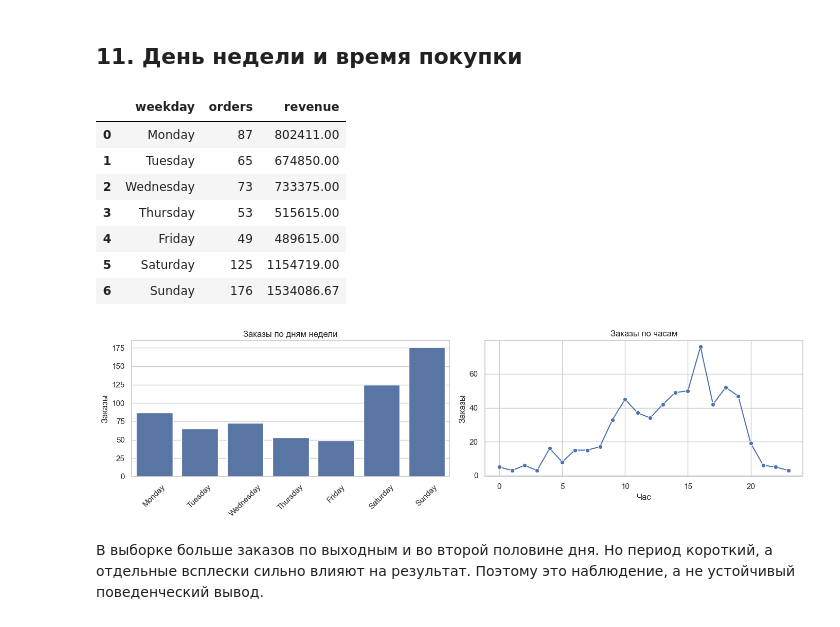
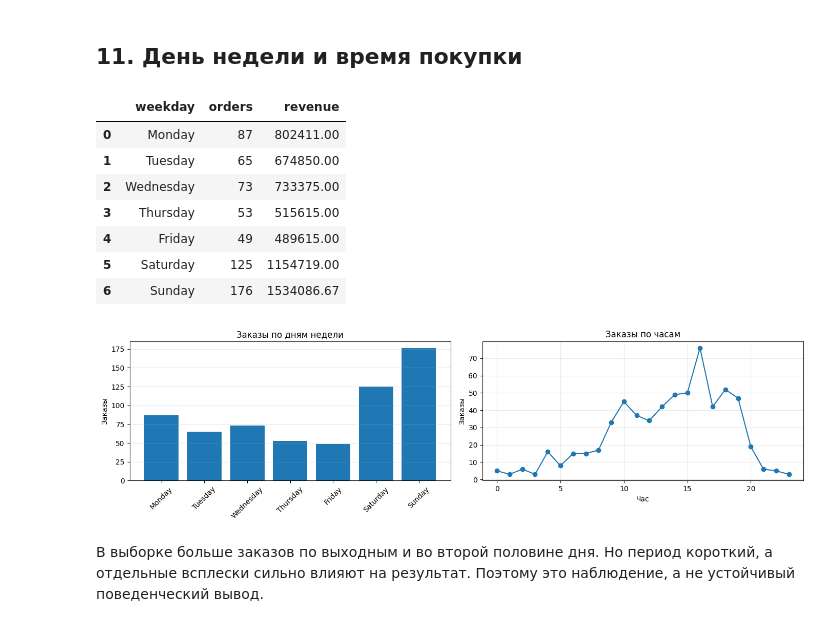
Before and after one commit to perchii/hackathon-postupashki, a Jupyter notebook: notebooks/purchases_eda.ipynb, the cells around one changed output. Cells and saved outputs as stored; diff of their text form; code cells hidden in the pictures.

```diff
--- a/notebooks/purchases_eda.ipynb
+++ b/notebooks/purchases_eda.ipynb
@@ -15,9 +15,7 @@ from pathlib import Path
 import matplotlib.pyplot as plt
 import numpy as np
 import pandas as pd
-import seaborn as sns
 
-sns.set_theme(style="whitegrid")
 pd.set_option("display.max_columns", 30)
 
 # Путь относительно папки notebooks/
@@ -376,38 +398,70 @@ daily[daily['is_anomaly']]
 # %% [markdown]
 ## 11. День недели и время покупки
 # %%
-weekday_order = ['Monday', 'Tuesday', 'Wednesday', 'Thursday', 'Friday', 'Saturday', 'Sunday']
+weekday_order = [
+    "Monday", "Tuesday", "Wednesday",
+    "Thursday", "Friday", "Saturday", "Sunday"
+]
+
 weekday = (
-    orders.assign(weekday=orders['timestamp'].dt.day_name())
-          .groupby('weekday', as_index=False)
-          .agg(orders=('student_id', 'size'), revenue=('order_revenue', 'sum'))
-          .set_index('weekday').reindex(weekday_order).reset_index()
+    orders.assign(weekday=orders["timestamp"].dt.day_name())
+          .groupby("weekday", as_index=False)
+          .agg(
+              orders=("student_id", "size"),
+              revenue=("order_revenue", "sum")
+          )
+          .set_index("weekday")
+          .reindex(weekday_order)
+          .reset_index()
 )
+
 display(weekday)
 
 hourly = (
-    orders.assign(hour=orders['timestamp'].dt.hour)
-          .groupby('hour', as_index=False)
-          .agg(orders=('student_id', 'size'), revenue=('order_revenue', 'sum'))
+    orders.assign(hour=orders["timestamp"].dt.hour)
+          .groupby("hour", as_index=False)
+          .agg(
+              orders=("student_id", "size"),
+              revenue=("order_revenue", "sum")
+          )
 )
+
 fig, axes = plt.subplots(1, 2, figsize=(14, 4))
-sns.barplot(data=weekday, x='weekday', y='orders', ax=axes[0])
-axes[0].tick_params(axis='x', rotation=45)
-axes[0].set(title='Заказы по дням недели', xlabel='', ylabel='Заказы')
-sns.lineplot(data=hourly, x='hour', y='orders', marker='o', ax=axes[1])
-axes[1].set(title='Заказы по часам', xlabel='Час', ylabel='Заказы')
+
+# Заказы по дням недели
+axes[0].bar(
+    weekday["weekday"],
+    weekday["orders"]
+)
+axes[0].tick_params(axis="x", rotation=45)
+axes[0].set_title("Заказы по дням недели")
+axes[0].set_xlabel("")
+axes[0].set_ylabel("Заказы")
+axes[0].grid(axis="y", alpha=0.3)
+
+# Заказы по часам
+axes[1].plot(
+    hourly["hour"],
+    hourly["orders"],
+    marker="o"
+)
+axes[1].set_title("Заказы по часам")
+axes[1].set_xlabel("Час")
+axes[1].set_ylabel("Заказы")
+axes[1].grid(True, alpha=0.3)
+
 plt.tight_layout()
 plt.show()
 # %% [output]
 |  | weekday | orders | revenue |
 | 0 | Monday | 87 | 802411.00 |
 | 1 | Tuesday | 65 | 674850.00 |
 | 2 | Wednesday | 73 | 733375.00 |
 | 3 | Thursday | 53 | 515615.00 |
 | 4 | Friday | 49 | 489615.00 |
 | 5 | Saturday | 125 | 1154719.00 |
 | 6 | Sunday | 176 | 1534086.67 |
-[figure, old version]
+[figure, new version]
 # %% [markdown]
 В выборке больше заказов по выходным и во второй половине дня. Но период короткий, а отдельные всплески сильно влияют на результат. Поэтому это наблюдение, а не устойчивый поведенческий вывод.
 # %% [markdown]
```
Also changed, not shown: parts of 3 cells of this notebook, 1 other file.
